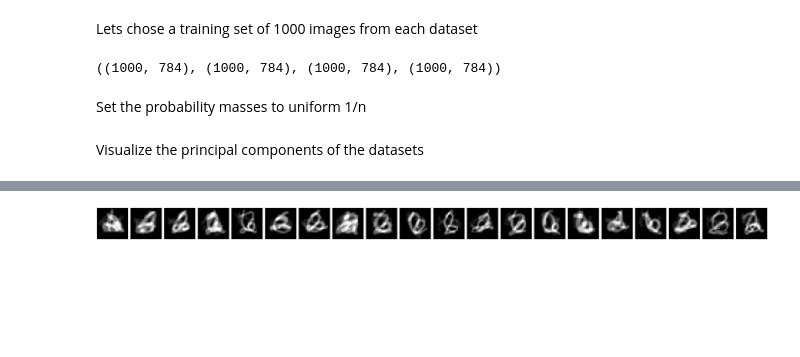
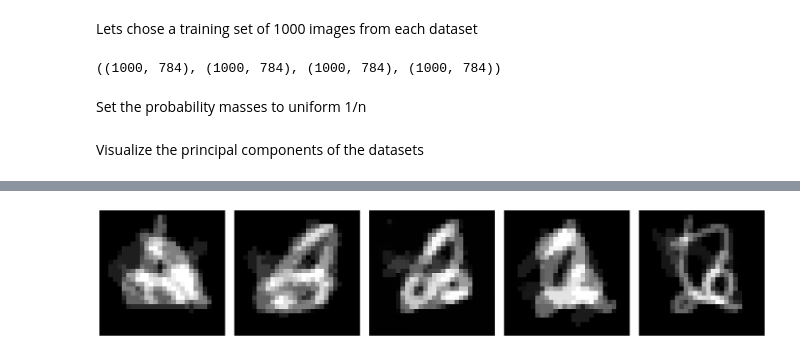
Before and after one commit to balazsmorv/fmri_classifier, a Jupyter notebook: MNIST-WBT/mnist-wbt.ipynb, the cells around one changed output, grey strips where cells are left out. Cells and saved outputs as stored; diff of their text form; code cells hidden in the pictures; blank space fills up the shorter version.

```diff
--- a/MNIST-WBT/mnist-wbt.ipynb
+++ b/MNIST-WBT/mnist-wbt.ipynb
@@ -127,4 +115,4 @@ iteration %d, displacement_square_norm=%f
 # %%
-visualize_barycenter_diracs(barycenter=barycenter, num_images=20)
+visualize_barycenter_diracs(barycenter=barycenter, num_images=5)
 # %% [output]
-[figure, old version]
+[figure, new version]
```
Also changed, not shown: parts of 12 cells of this notebook, 2 other files.
